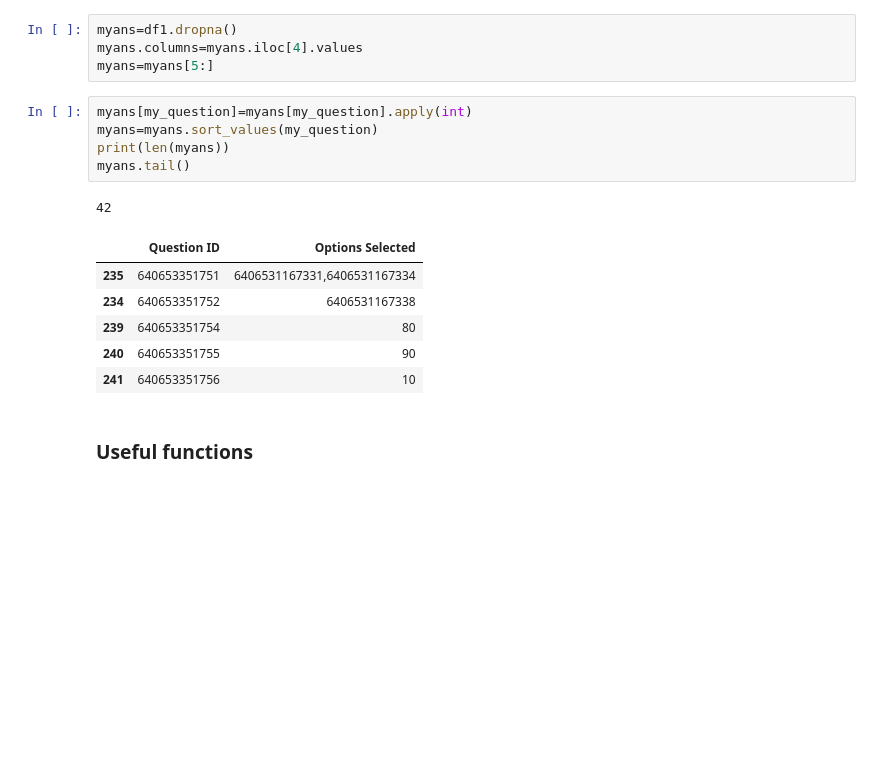
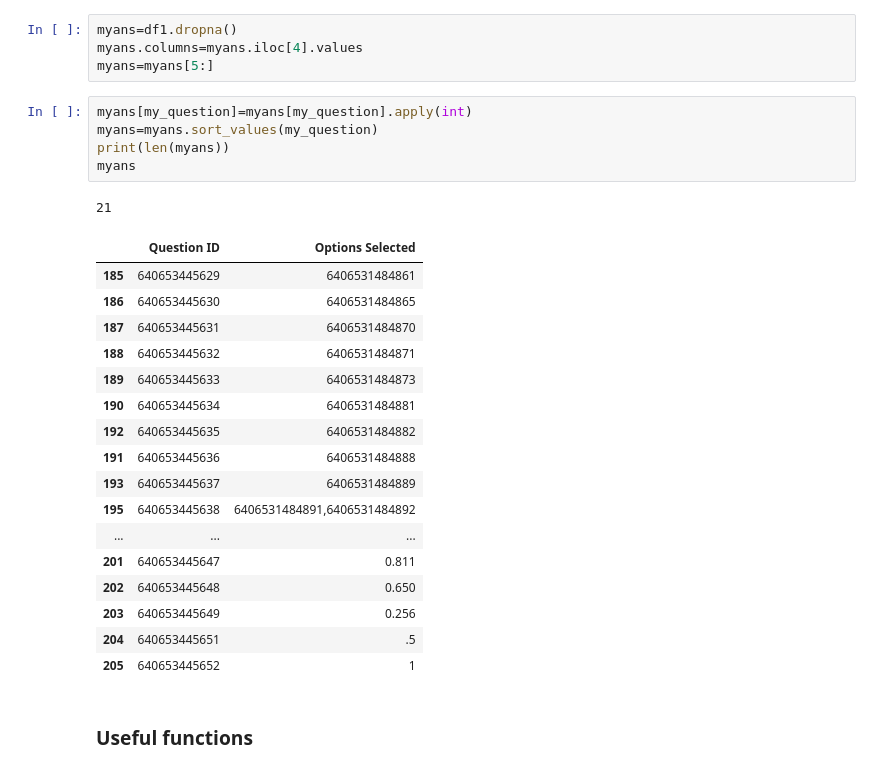
Before and after one commit to hem436/Student-s-Autograder, a Jupyter notebook: Autograder.ipynb, the cells around one changed output. Saved outputs shown, nothing was run; the diff lists cells and outputs as text; blank space fills up the shorter version.

```diff
--- a/Autograder.ipynb
+++ b/Autograder.ipynb
@@ -86,16 +97,27 @@ myans=myans[5:]
 # %%
 myans[my_question]=myans[my_question].apply(int)
 myans=myans.sort_values(my_question)
 print(len(myans))
-myans.tail()
+myans
 # %% [output]
-42
+21
 |  | Question ID | Options Selected |
-| 235 | 640653351751 | 6406531167331,6406531167334 |
-| 234 | 640653351752 | 6406531167338 |
-| 239 | 640653351754 | 80 |
-| 240 | 640653351755 | 90 |
-| 241 | 640653351756 | 10 |
+| 185 | 640653445629 | 6406531484861 |
+| 186 | 640653445630 | 6406531484865 |
+| 187 | 640653445631 | 6406531484870 |
+| 188 | 640653445632 | 6406531484871 |
+| 189 | 640653445633 | 6406531484873 |
+| 190 | 640653445634 | 6406531484881 |
+| 192 | 640653445635 | 6406531484882 |
+| 191 | 640653445636 | 6406531484888 |
+| 193 | 640653445637 | 6406531484889 |
+| 195 | 640653445638 | 6406531484891,6406531484892 |
+| ... | ... | ... |
+| 201 | 640653445647 | 0.811 |
+| 202 | 640653445648 | 0.650 |
+| 203 | 640653445649 | 0.256 |
+| 204 | 640653445651 | .5 |
+| 205 | 640653445652 | 1 |
 # %% [markdown]
 ### Useful functions
 # %%
```
Also changed, not shown: parts of 16 cells of this notebook.
